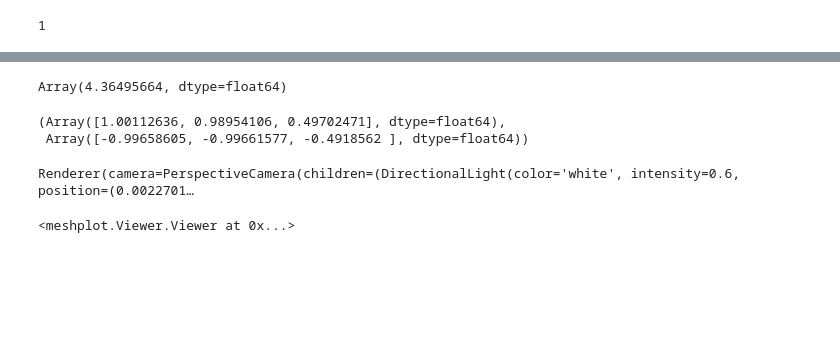
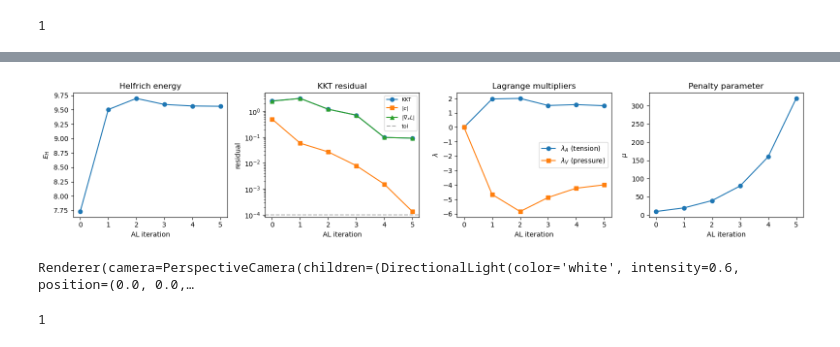
Before and after one commit to nikolas-claussen/triangulax, a Jupyter notebook: nbs/tutorials/05_membrane_mechanics.ipynb, the cells around one changed output, grey strips where cells are left out. Drawn from its saved outputs; the diff is of its cells as text; code cells hidden in the pictures; blank space fills up the shorter version.

```diff
--- a/nbs/tutorials/05_membrane_mechanics.ipynb
+++ b/nbs/tutorials/05_membrane_mechanics.ipynb
@@ -925,5 +929,0 @@ lagrange_mult_initial = 1*jnp.ones_like(bdry_pos)
-# %%
-_ = stationarity_condition((vertices_initial, lagrange_mult_initial), args)
-get_lagrangian(vertices_initial, lagrange_mult_initial, *args)
-# %% [output]
-Array(4.36495664, dtype=float64)
@@ -936,10 +930,36 @@ vertices_final, lagrange_mult_final = sol.value
-# %%
-vertices_final.max(axis=0), vertices_final.min(axis=0) # that doesn't look good
-# %% [output]
-(Array([1.00112636, 0.98954106, 0.49702471], dtype=float64),
- Array([-0.99658605, -0.99661577, -0.4918562 ], dtype=float64))
-# %%
-meshplot.plot(vertices_final, hemesh.faces, shading={"wireframe":True}, return_plot=True)
-# %% [output]
-Renderer(camera=PerspectiveCamera(children=(DirectionalLight(color='white', intensity=0.6, position=(0.0022701…
-<meshplot.Viewer.Viewer at 0x...>
+# %%
+# --- Convergence plots ---
+
+fig, axes = plt.subplots(1, 4, figsize=(16, 3.5))
+iters = [h["iter"] for h in history_al]
+
+axes[0].plot(iters, [h["objective"] for h in history_al], "o-")
+axes[0].set(xlabel="AL iteration", ylabel="$E_H$", title="Helfrich energy")
+
+axes[1].semilogy(iters, [h["kkt_norm"] for h in history_al], "o-", label="KKT")
+axes[1].semilogy(iters, [h["c_norm"] for h in history_al], "s-", label="$|c|$")
+axes[1].semilogy(iters, [h["grad_norm"] for h in history_al], "^-", label="$|\\nabla_x L|$")
+axes[1].axhline(1e-4, ls="--", color="k", alpha=0.3, label="tol")
+axes[1].set(xlabel="AL iteration", ylabel="residual", title="KKT residual")
+axes[1].legend(fontsize=8)
+
+lam_A = [h["lam"][0] for h in history_al]
+lam_V = [h["lam"][1] for h in history_al]
+axes[2].plot(iters, lam_A, "o-", label="$\\lambda_A$ (tension)")
+axes[2].plot(iters, lam_V, "s-", label="$\\lambda_V$ (pressure)")
+axes[2].set(xlabel="AL iteration", ylabel="$\\lambda$", title="Lagrange multipliers")
+axes[2].legend()
+
+axes[3].plot(iters, [h["mu"] for h in history_al], "o-")
+axes[3].set(xlabel="AL iteration", ylabel="$\\mu$", title="Penalty parameter")
+
+fig.tight_layout()
+# %% [output]
+[figure, added]
+# %%
+# --- Visualize initial and AL-optimized shape ---
+p = meshplot.plot(vertices_initial, hemesh.faces, shading={"wireframe": True}, return_plot=True)
+p.add_mesh(v_al + np.array([3, 0, 0]), hemesh.faces, shading={"wireframe": True})
+# %% [output]
+Renderer(camera=PerspectiveCamera(children=(DirectionalLight(color='white', intensity=0.6, position=(0.0, 0.0,…
+1
```
Also changed, not shown: parts of 21 cells of this notebook, 13 other files.
